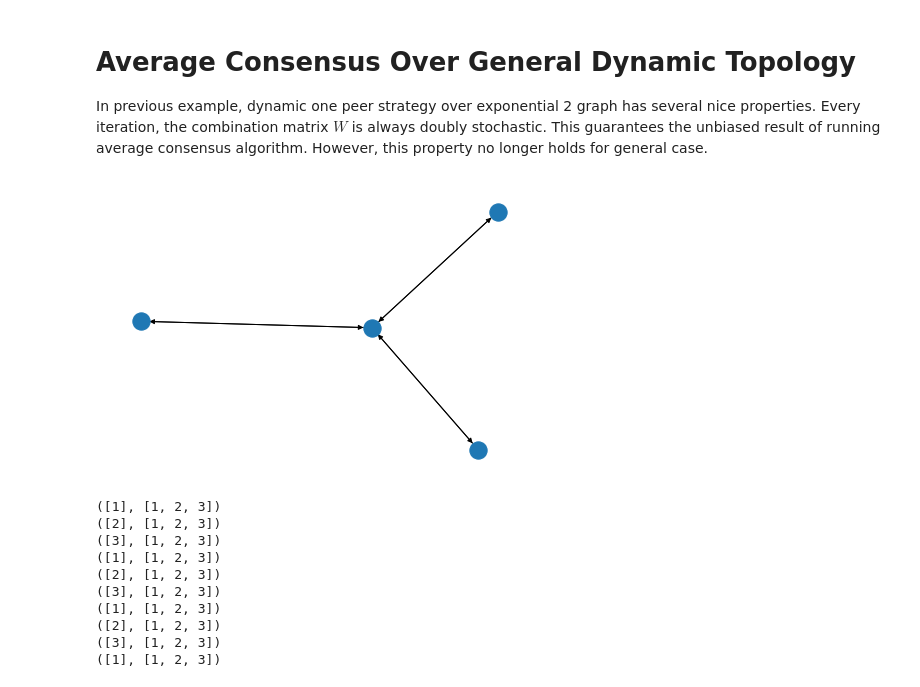
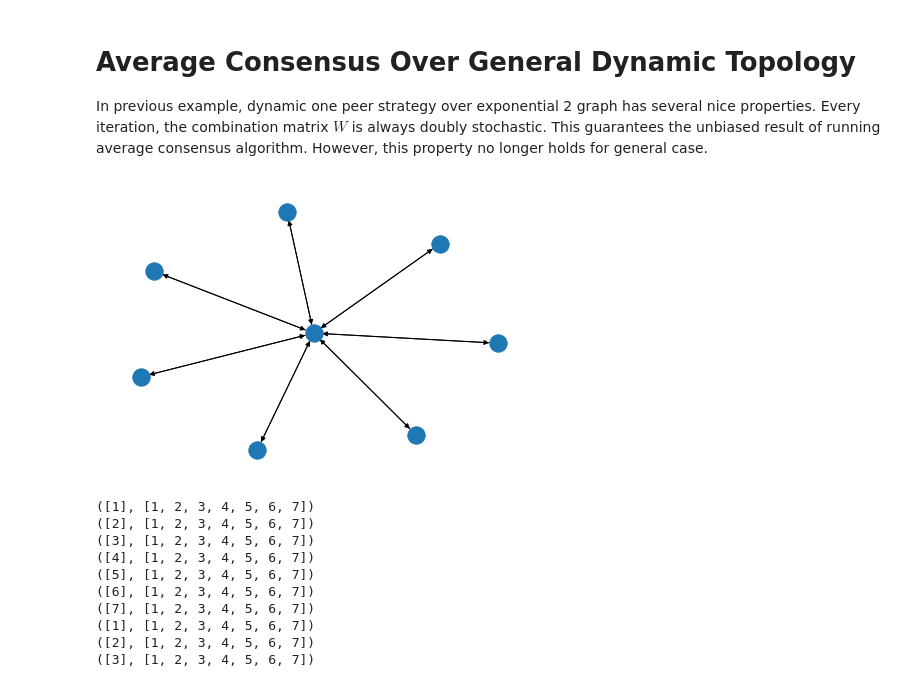
Before and after one commit to Bluefog-Lib/bluefog-tutorial, a Jupyter notebook: Section 5/Dynamic Graphs.ipynb, the cells around one changed output. Cells and saved outputs as stored; diff of their text form; code cells hidden in the pictures.

```diff
--- a/Section 5/Dynamic Graphs.ipynb
+++ b/Section 5/Dynamic Graphs.ipynb
@@ -302,25 +302,25 @@ plt.legend()
 
 In previous example, dynamic one peer strategy over exponential 2 graph has several nice properties. Every iteration, the combination matrix $W$ is always doubly stochastic. This guarantees the unbiased result of running average consensus algorithm. However, this property no longer holds for general case.
 # %%
-nx.draw_spring(topology_util.StarGraph(4))
+nx.draw_spring(topology_util.StarGraph(8))
 # %% [output]
-[figure, old version]
+[figure, new version]
 # %%
 generator = topology_util.GetDynamicOnePeerSendRecvRanks(
-    topology_util.StarGraph(4), self_rank=0)
+    topology_util.StarGraph(8), self_rank=0)
 for _ in range(10):
     print(next(generator))
 # %% [output]
-([1], [1, 2, 3])
-([2], [1, 2, 3])
-([3], [1, 2, 3])
-([1], [1, 2, 3])
-([2], [1, 2, 3])
-([3], [1, 2, 3])
-([1], [1, 2, 3])
-([2], [1, 2, 3])
-([3], [1, 2, 3])
-([1], [1, 2, 3])
+([1], [1, 2, 3, 4, 5, 6, 7])
+([2], [1, 2, 3, 4, 5, 6, 7])
+([3], [1, 2, 3, 4, 5, 6, 7])
+([4], [1, 2, 3, 4, 5, 6, 7])
+([5], [1, 2, 3, 4, 5, 6, 7])
+([6], [1, 2, 3, 4, 5, 6, 7])
+([7], [1, 2, 3, 4, 5, 6, 7])
+([1], [1, 2, 3, 4, 5, 6, 7])
+([2], [1, 2, 3, 4, 5, 6, 7])
+([3], [1, 2, 3, 4, 5, 6, 7])
 # %%
 %%px
 data_size = 1
```
Also changed, not shown: parts of 25 cells of this notebook.
